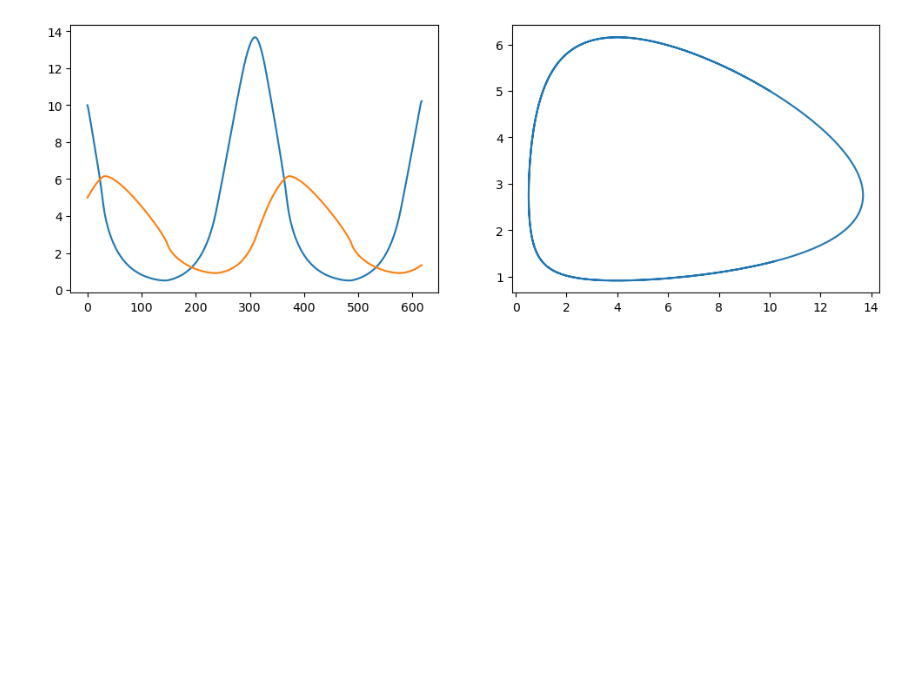
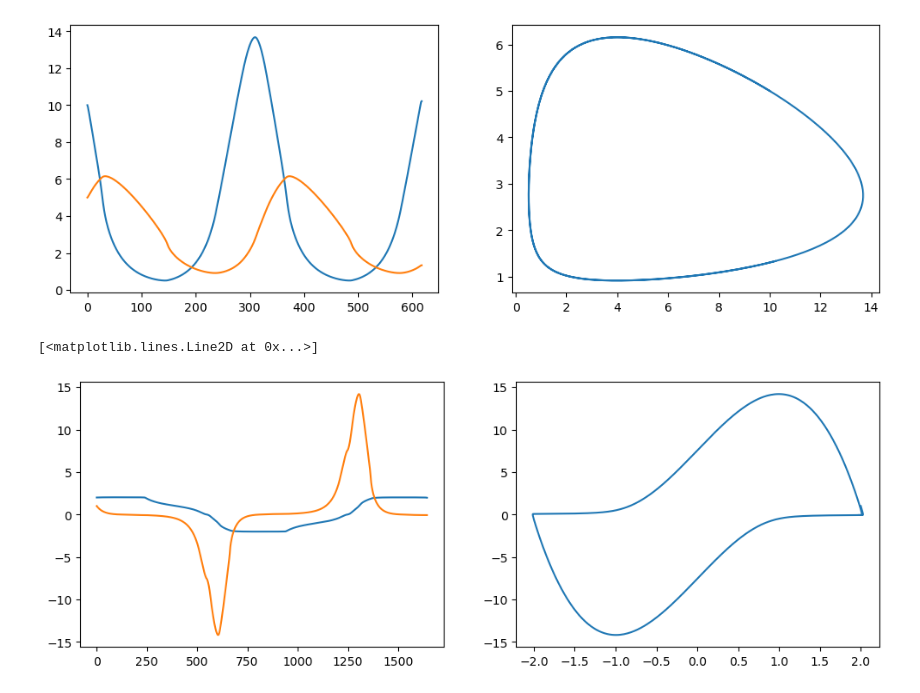
Before and after one commit to EstherCon0/SciComDiff, a Jupyter notebook: project/esdirk23.ipynb, the cells around one changed output. Cells and saved outputs as stored; diff of their text form; code cells hidden in the pictures; blank space fills up the shorter version.

```diff
--- a/project/esdirk23.ipynb
+++ b/project/esdirk23.ipynb
@@ -69,6 +69,8 @@ class ESDIRK23:
                     J = jac(ti, yi + h * self.A[i][i] * ki, *params) if params else jac(ti, yi + h * self.A[i][i] * ki)
                     I = np.eye(len(y))
                     res = ki - g
+                    #print("res:", res, "J", J, "ki", ki, "g", g)
+                    #print('solve matrix:', I - h * self.A[i][i] * J)
                     dki = np.linalg.solve(I - h * self.A[i][i] * J, res)
                     ki_new = ki - dki
                 else:
@@ -135,6 +137,22 @@ class ESDIRK23:
                     json.dump(self.info, fp)
 
         return np.array(y_vals), self.info
+
+    def integrate_fixed(self, f, t0, y0, tf, h, jac=None, params=None):
+        self.info['t'].append(t0)
+        y_vals = [np.array(y0)]
+        t, y = t0, np.array(y0)
+
+        while t < tf:
+            h = min(h, tf - t)
+            self.info['h_step_width'].append(h)
+            y, err_norm  = self.step(f, t, y, jac=jac, params=params, h=h)
+            t += h
+            self.info['t'].append(t)
+            self.info['rel_err_norm'].append(err_norm)
+            y_vals.append(y.copy())
+
+        return np.array(y_vals), self.info
 # %% [markdown]
 ___________
 
@@ -152,3 +170,15 @@ plt.plot(res[1][:, 0], res[1][:, 1])
 # %% [output]
 [<matplotlib.lines.Line2D at 0x...>]
 [figure]
+# %%
+from models import VanDerPol, VanDerPol_Jac
+
+res = solver.integrate_adaptive(VanDerPol, t0=0, y0=[2.0, 1.0], tf=20, jac=VanDerPol_Jac)
+plt.figure(figsize=(12,4))
+plt.subplot(1,2,1)
+plt.plot(res[0])
+plt.subplot(1,2,2)
+plt.plot(res[0][:, 0], res[0][:, 1])
+# %% [output]
+[<matplotlib.lines.Line2D at 0x...>]
+[figure, added]
```
Also changed, not shown: parts of 18 cells of this notebook, 8 other files.
